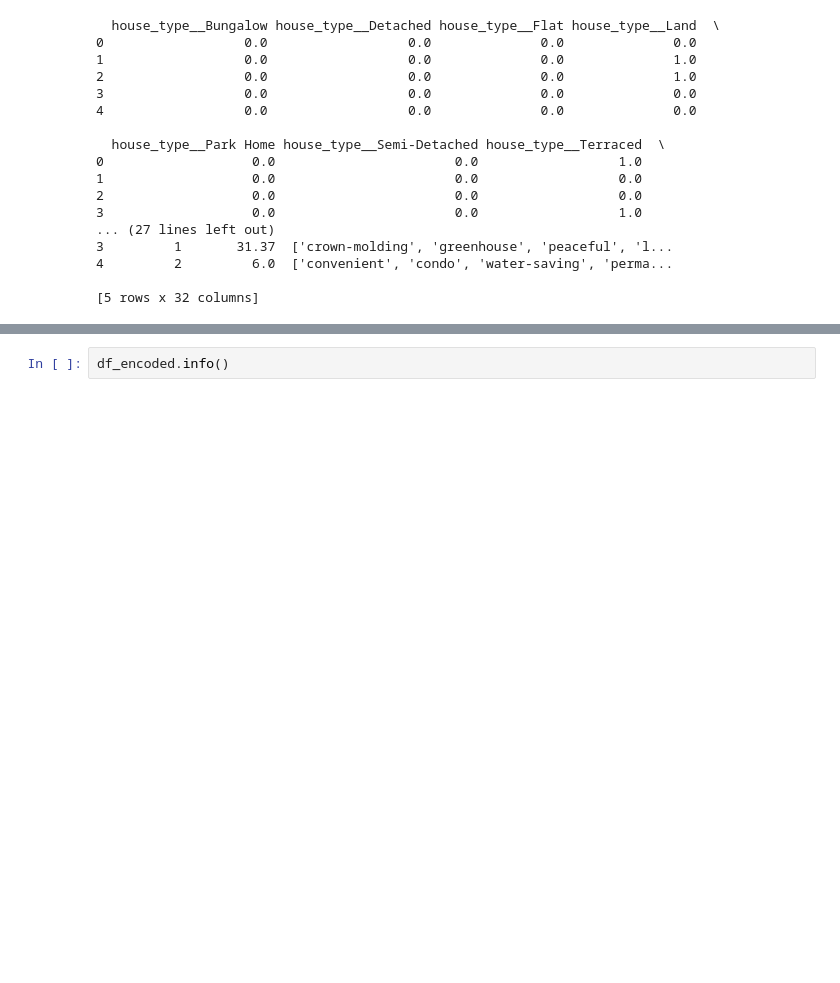
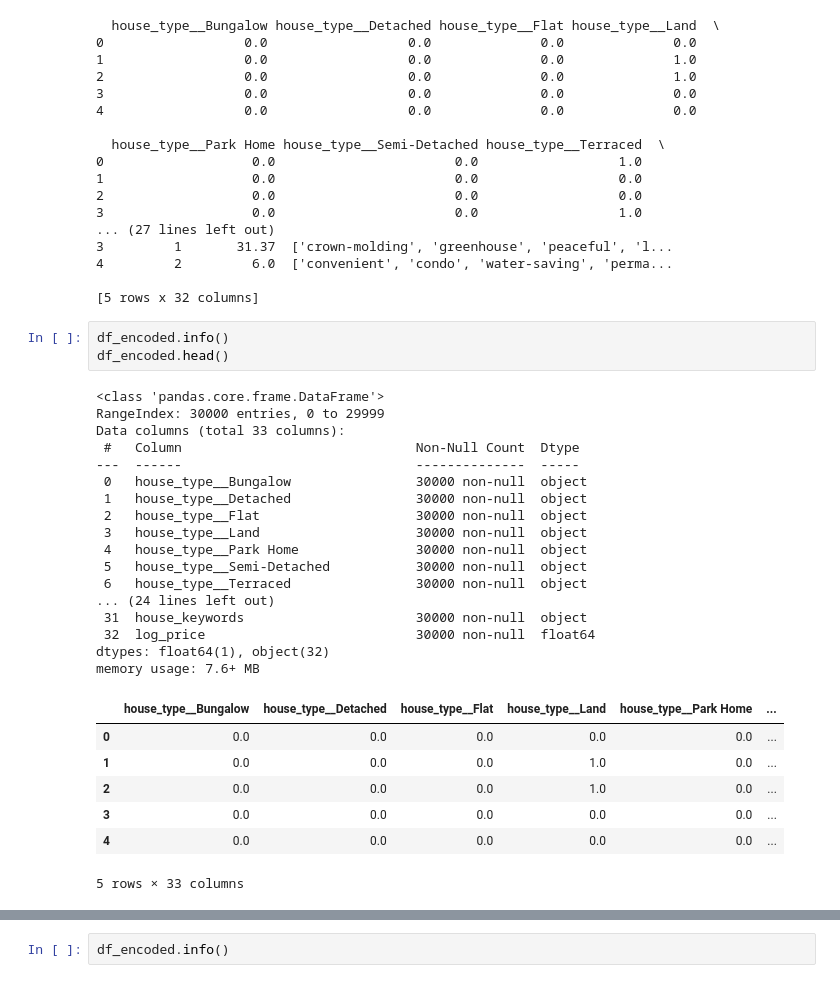
Before and after one commit to aileensiele/HouseRecommendation, a Jupyter notebook: random_forest..ipynb, the cells around one changed output, grey strips where cells are left out. Saved outputs shown, nothing was run; the diff lists cells and outputs as text; blank space fills up the shorter version.

```diff
--- a/random_forest..ipynb
+++ b/random_forest..ipynb
@@ -178,4 +180,32 @@ print(df_encoded.head())
 4         2         6.0  ['convenient', 'condo', 'water-saving', 'perma...
 
 [5 rows x 32 columns]
+# %%
+df_encoded.info()
+df_encoded.head()
+# %% [output]
+<class 'pandas.core.frame.DataFrame'>
+RangeIndex: 30000 entries, 0 to 29999
+Data columns (total 33 columns):
+ #   Column                              Non-Null Count  Dtype
+---  ------                              --------------  -----
+ 0   house_type__Bungalow                30000 non-null  object
+ 1   house_type__Detached                30000 non-null  object
+ 2   house_type__Flat                    30000 non-null  object
+ 3   house_type__Land                    30000 non-null  object
+ 4   house_type__Park Home               30000 non-null  object
+ 5   house_type__Semi-Detached           30000 non-null  object
+ 6   house_type__Terraced                30000 non-null  object
+... (24 lines left out)
+ 31  house_keywords                      30000 non-null  object
+ 32  log_price                           30000 non-null  float64
+dtypes: float64(1), object(32)
+memory usage: 7.6+ MB
+|  | house_type__Bungalow | house_type__Detached | house_type__Flat | house_type__Land | house_type__Park Home | ... |
+| 0 | 0.0 | 0.0 | 0.0 | 0.0 | 0.0 | ... |
+| 1 | 0.0 | 0.0 | 0.0 | 1.0 | 0.0 | ... |
+| 2 | 0.0 | 0.0 | 0.0 | 1.0 | 0.0 | ... |
+| 3 | 0.0 | 0.0 | 0.0 | 0.0 | 0.0 | ... |
+| 4 | 0.0 | 0.0 | 0.0 | 0.0 | 0.0 | ... |
+5 rows × 33 columns
 # %%
```
Also changed, not shown: parts of 15 cells of this notebook, 3 other files.
